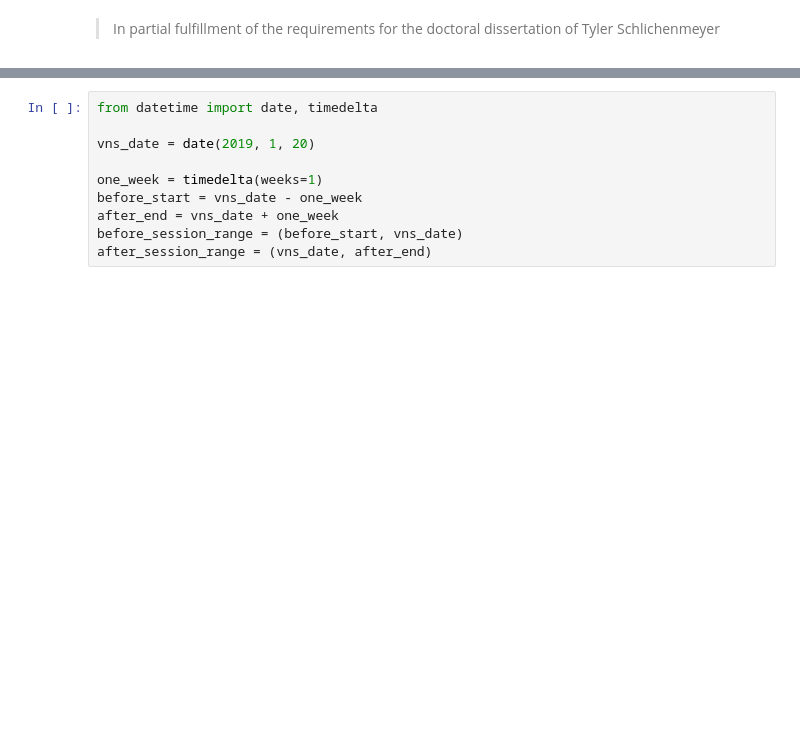
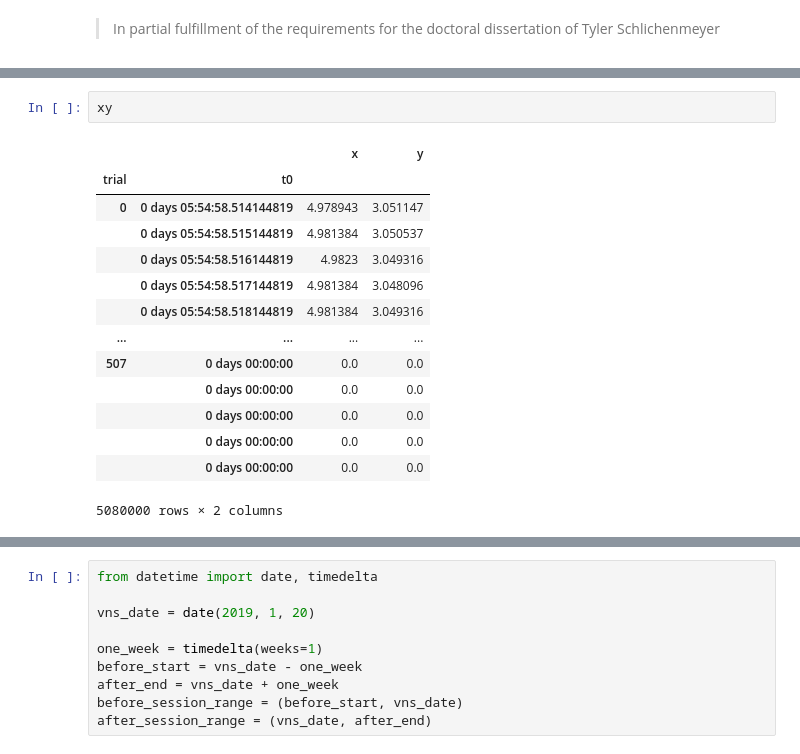
Before and after one commit to schlich/vns, a Jupyter notebook: nbs/index.ipynb, the cells around one changed output, grey strips where cells are left out. Cells and saved outputs as stored; diff of their text form; blank space fills up the shorter version.

```diff
--- a/nbs/index.ipynb
+++ b/nbs/index.ipynb
@@ -32,0 +65,17 @@ Successfully installed vns-0.1.0
+# %%
+xy
+# %% [output]
+|  |  | x | y |
+| trial | t0 |  |  |
+| 0 | 0 days 05:54:58.514144819 | 4.978943 | 3.051147 |
+|  | 0 days 05:54:58.515144819 | 4.981384 | 3.050537 |
+|  | 0 days 05:54:58.516144819 | 4.9823 | 3.049316 |
+|  | 0 days 05:54:58.517144819 | 4.981384 | 3.048096 |
+|  | 0 days 05:54:58.518144819 | 4.981384 | 3.049316 |
+| ... | ... | ... | ... |
+| 507 | 0 days 00:00:00 | 0.0 | 0.0 |
+|  | 0 days 00:00:00 | 0.0 | 0.0 |
+|  | 0 days 00:00:00 | 0.0 | 0.0 |
+|  | 0 days 00:00:00 | 0.0 | 0.0 |
+|  | 0 days 00:00:00 | 0.0 | 0.0 |
+5080000 rows × 2 columns
```
Also changed, not shown: parts of 21 cells of this notebook, 17 other files.
